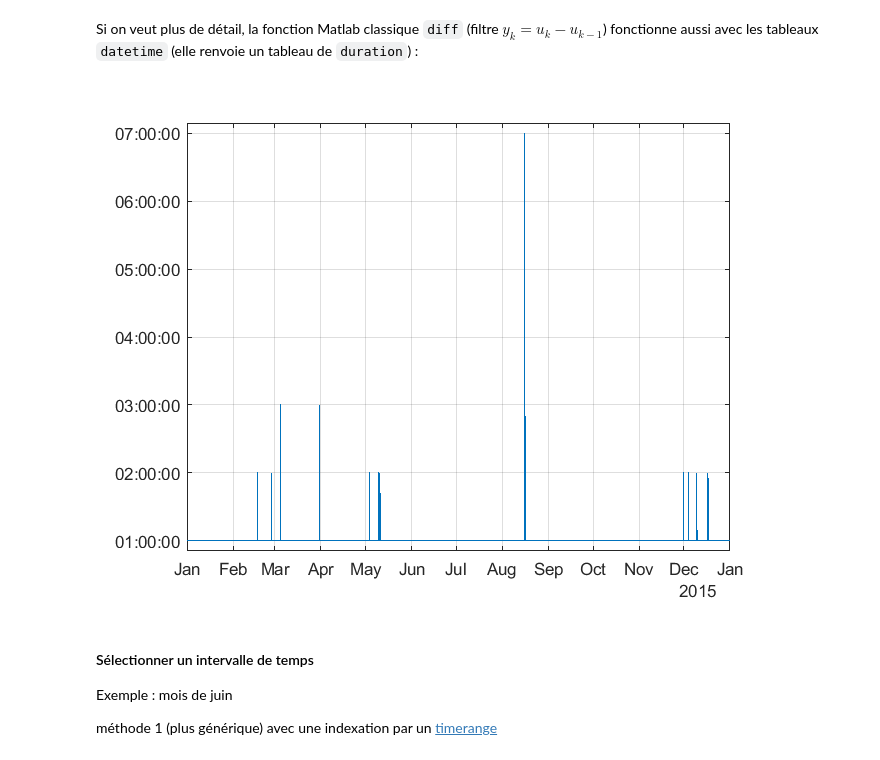
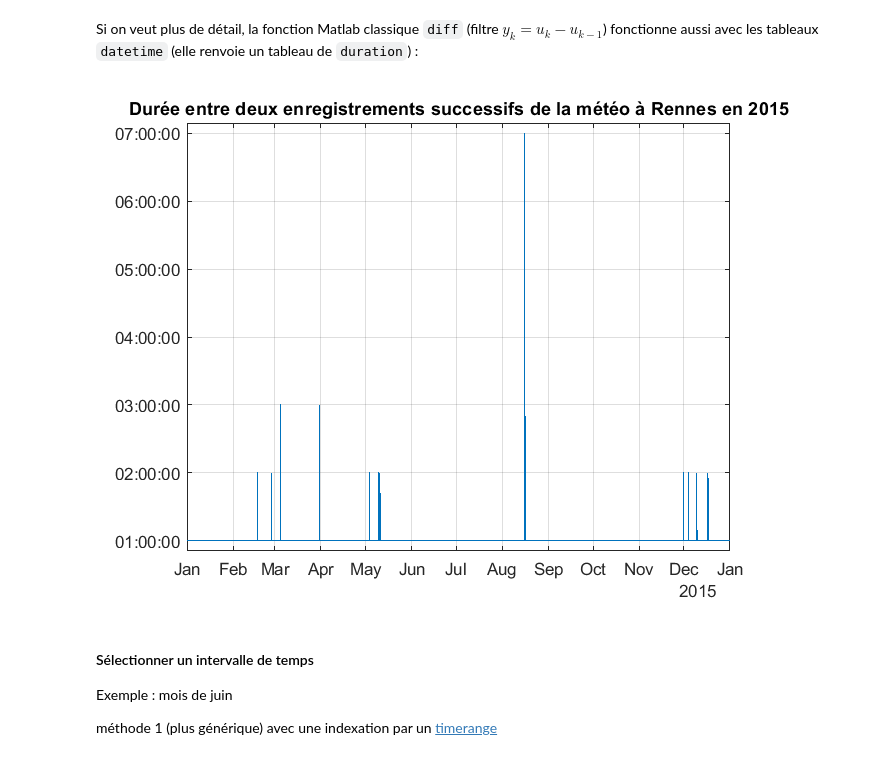
Before and after one commit to pierre-haessig/matlab-data-course, a Jupyter notebook: Matlab exploration/Exploration données Matlab.ipynb, the cells around one changed output. Cells and saved outputs as stored; diff of their text form; code cells hidden in the pictures.

```diff
--- a/Matlab exploration/Exploration données Matlab.ipynb
+++ b/Matlab exploration/Exploration données Matlab.ipynb
@@ -318,9 +351,10 @@ disp(isregular(meteo_TT))
 Si on veut plus de détail, la fonction Matlab classique `diff` (filtre $y_k = u_k -u_{k-1}$) fonctionne aussi avec les tableaux `datetime` (elle renvoie un tableau de `duration`) :
 # %%
 plot(meteo_TT.Time(1:end-1), diff(meteo_TT.Time))
+title('Durée entre deux enregistrements successifs de la météo à Rennes en 2015')
 grid on
 # %% [output]
-[figure, old version]
+[figure, new version]
 # %% [markdown]
 #### Sélectionner un intervalle de temps
 
```
Also changed, not shown: parts of 81 cells of this notebook.
